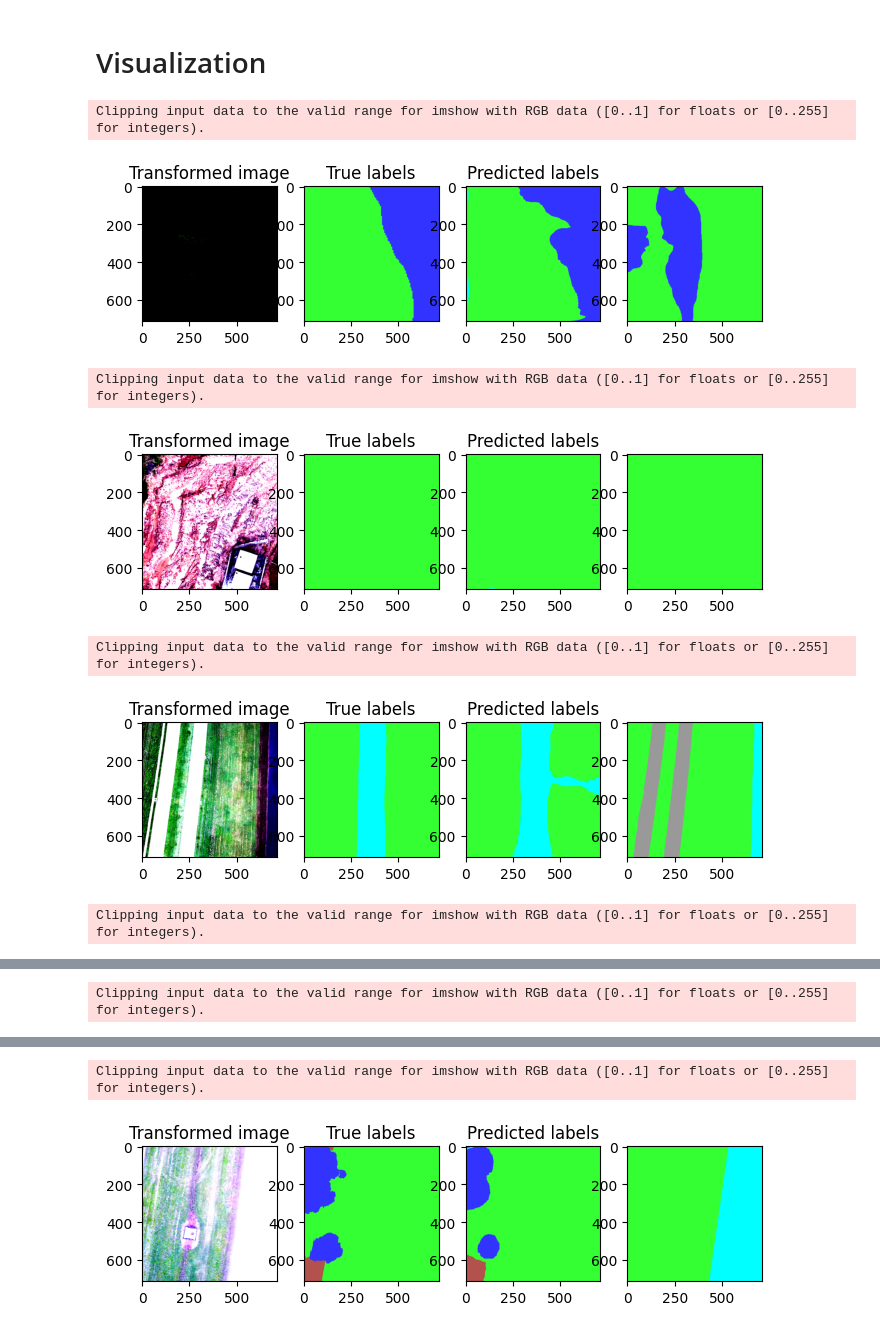
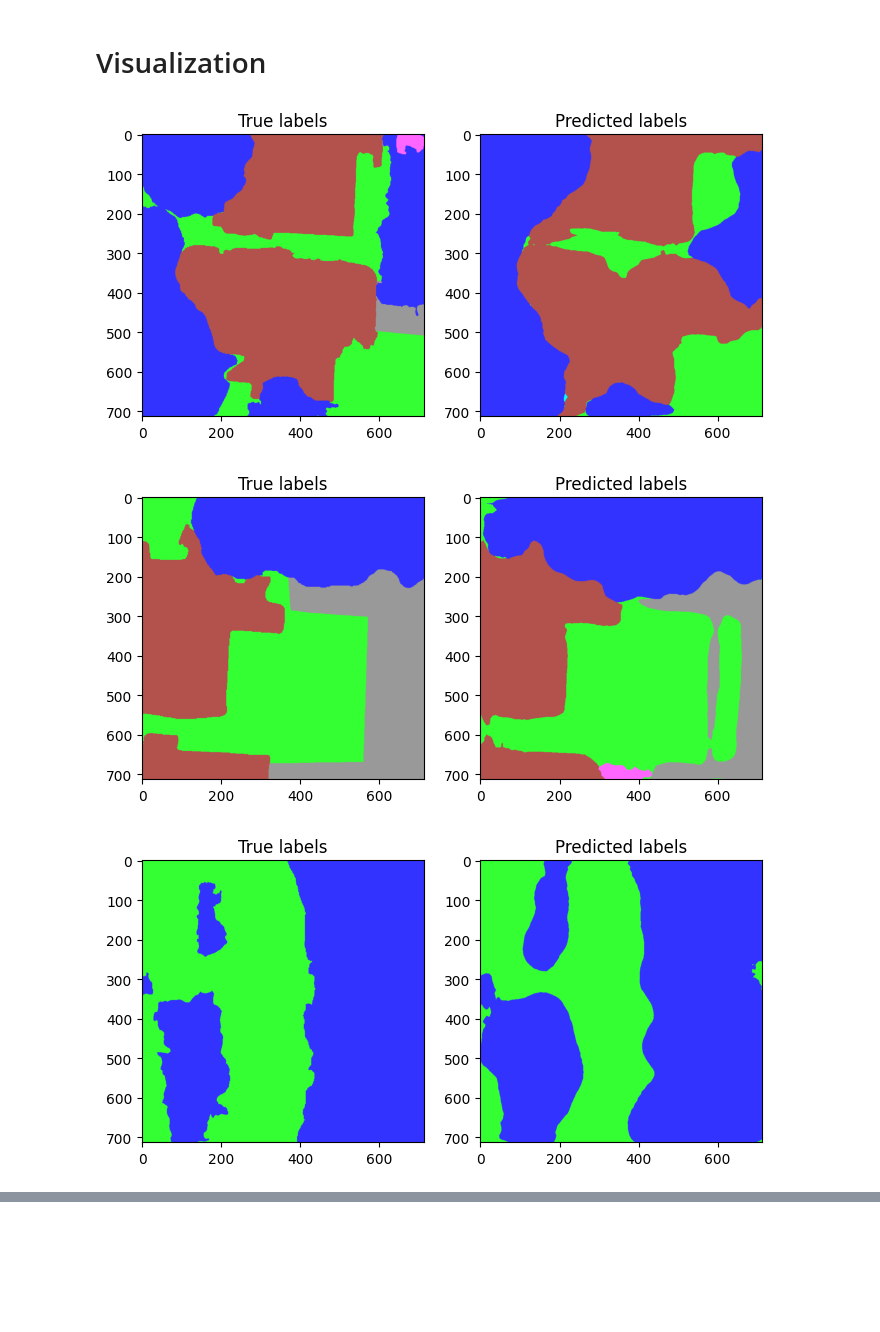
Before and after one commit to leamarxen/ENV-540-Floodnet, a Jupyter notebook: floodnet.ipynb, the cells around one changed output, grey strips where cells are left out. Saved outputs shown, nothing was run; the diff lists cells and outputs as text; code cells hidden in the pictures; blank space fills up the shorter version.

```diff
--- a/floodnet.ipynb
+++ b/floodnet.ipynb
@@ -617,24 +656,26 @@ def validation(dataloader, model, criterion, breaking_point=10, returning="all",
 # %% [markdown]
 # Training
 # %%
-learning_rate = 0.01
+learning_rate = 0.001 #0.0001
 weight_decay = 0.0001
 momentum = 0.9
-power=0
+power=0.9
 num_epochs = 30
 batch_size = 4
 aux_weight = 0.4
-break_point=20
+break_point= 20
 #give higher weights to classes which are more important:
 # building-flooded'(1),'building-non-flooded'(2), 'road-flooded'(3), 'road-non-flooded'(4), 'water'(5)
 #class_weights=torch.tensor([0.05, 0.2, 0.2, 0.15, 0.15, 0.05, 0.05, 0.05, 0.05, 0.05]).float()
-class_weights=torch.tensor([0.05, 0.25, 0.25, 0.1, 0.1, 0.05, 0.05, 0.05, 0.05, 0.05]).float()
-#class_weights=torch.tensor(np.ones(10)/10).float() #same weight for all classes
+#class_weights=torch.tensor([0.05, 0.25, 0.25, 0.1, 0.1, 0.05, 0.05, 0.05, 0.05, 0.05]).float()
+#class_weights=torch.tensor([0.00001, 0.3, 0.3, 0.14, 0.14, 0.05, 0.00001, 0.03, 0.03997, 0.00001]).float()
+class_weights=torch.tensor(np.ones(10)/10).float() #same weight for all classes
 
 #initializations
 criterion=nn.CrossEntropyLoss(ignore_index=255, weight=class_weights)
 model = PSPNet(criterion=criterion)
 optimizer = torch.optim.SGD(model.parameters(), lr=learning_rate, weight_decay=weight_decay, momentum=momentum)
+#scheduler=StepLR(optimizer, step_size=1, gamma=0.01)
 
 if torch.cuda.is_available():
     model= nn.DataParallel(model)
@@ -658,9 +699,9 @@ stats = []
 for epoch in range(num_epochs):
     # TODO: call train_epoch
     start = time.perf_counter()
-
+    len_loader = len(train_loader)
     train_loss, train_accuracy, train_bal_accuracy, train_pred, train_ground_truth = train_epoch(train_loader,
-                                model, optimizer, aux_weight, epoch=epoch, max_iter=num_epochs*break_point*batch_size,
+                                model, optimizer, aux_weight, epoch=epoch, max_iter=num_epochs*len_loader,
                                 device=DEVICE, lr=learning_rate, power=power, break_point=break_point)
 
     end = time.perf_counter()
@@ -798,26 +825,24 @@ def display_all(dataloader, ground_truth, predictions, image_nr):
             #image = A.Normalize(-mean * std_inv, std_inv)(image=image)
             l = label[index]
 
-    f, ax = plt.subplots(1,4, figsize=(8, 8))
-    ax[0].imshow(image)
-    ax[0].set_title('Transformed image')
+    f, ax = plt.subplots(1,2, figsize=(8, 8))
+    #ax[0].imshow(image)
+    #ax[0].set_title('Transformed image')
 
-    ax[1].imshow(get_label_image(ground_truth[image_nr]))
-    ax[1].set_title('True labels')
+    ax[0].imshow(get_label_image(ground_truth[image_nr]))
+    ax[0].set_title('True labels')
 
-    ax[2].imshow(get_label_image(predictions[image_nr]))
-    ax[2].set_title('Predicted labels')
+    ax[1].imshow(get_label_image(predictions[image_nr]))
+    ax[1].set_title('Predicted labels')
 
-    ax[3].imshow(get_label_image(l))
+    #ax[3].imshow(get_label_image(l))
     plt.show()
+    save_name = "pred"
+    f.savefig(save_name+str(image_nr)+'.pdf', format='pdf', bbox_inches = 'tight')
 # %%
-for i in range(0, 30):
+for i in range(8,13):
     display_all(val_dl, val_ground_truth, val_pred, i)
 # %% [output]
-Clipping input data to the valid range for imshow with RGB data ([0..1] for floats or [0..255] for integers).
-[figure, old version]
+[figure, new version]
-Clipping input data to the valid range for imshow with RGB data ([0..1] for floats or [0..255] for integers).
-[figure, old version]
+[figure, new version]
-Clipping input data to the valid range for imshow with RGB data ([0..1] for floats or [0..255] for integers).
-[figure, old version]
+[figure, new version]
-Clipping input data to the valid range for imshow with RGB data ([0..1] for floats or [0..255] for integers).
@@ -825 +849,0 @@ Clipping input data to the valid range for imshow with RGB data ([0..1] for floa
-Clipping input data to the valid range for imshow with RGB data ([0..1] for floats or [0..255] for integers).
@@ -827,2 +850,0 @@ Clipping input data to the valid range for imshow with RGB data ([0..1] for floa
-Clipping input data to the valid range for imshow with RGB data ([0..1] for floats or [0..255] for integers).
-[figure, removed]
```
Also changed, not shown: parts of 11 cells of this notebook.
